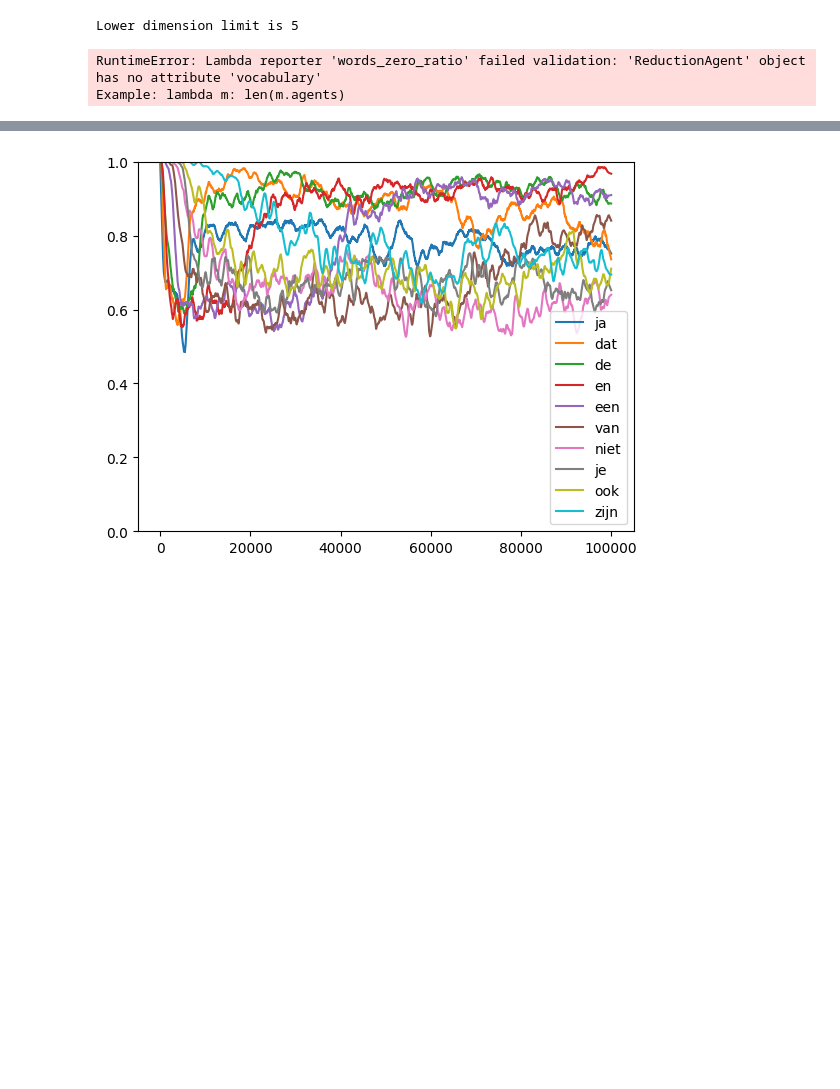
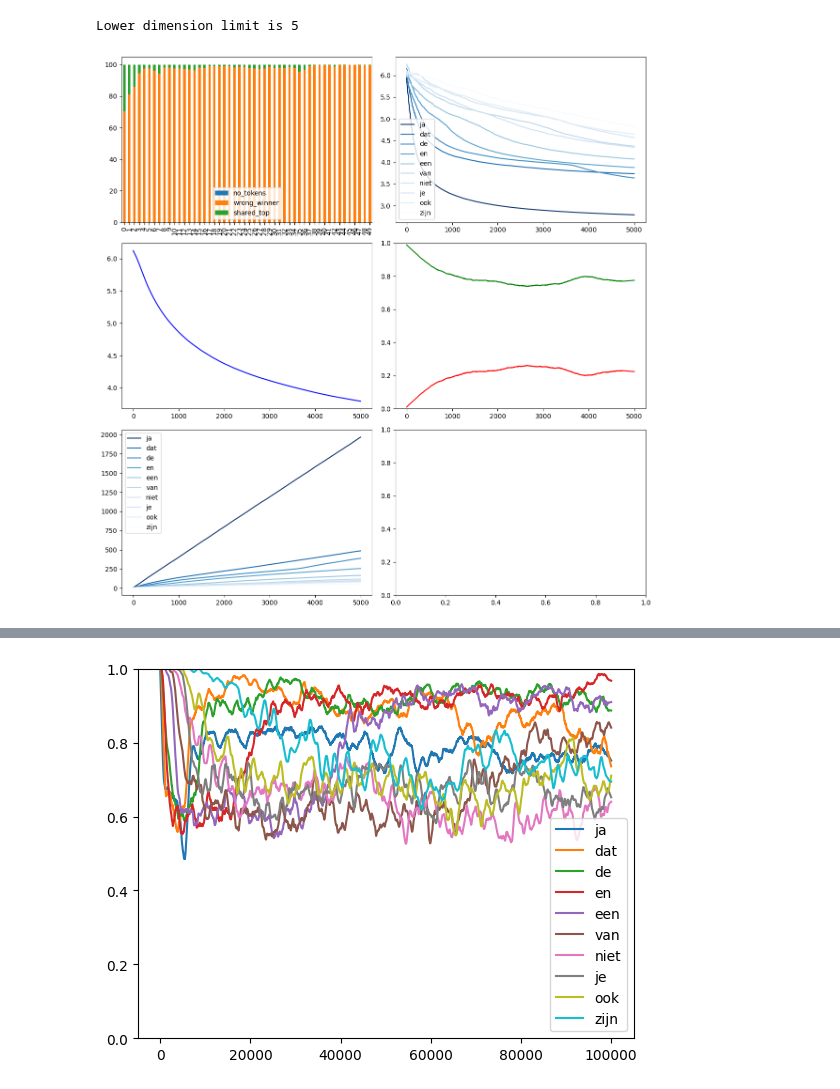
Before and after one commit to AntheSevenants/fwo-frequency-reduction, a Jupyter notebook: interactive.ipynb, the cells around one changed output, grey strips where cells are left out. Cells and saved outputs as stored; diff of their text form; code cells hidden in the pictures; blank space fills up the shorter version.

```diff
--- a/interactive.ipynb
+++ b/interactive.ipynb
@@ -254,14 +26,14 @@ tokens, frequencies, percentiles, ranks = load_info(f"theoretical-percentile-inf
 # Overwrite vectors with my own
 vectors = generate_word_vectors(vocabulary_size=len(tokens), dimensions=NUM_DIMENSIONS)
 # %%
-STEPS_COUNT = 1000
+STEPS_COUNT = 5000
 model = ReductionModel(NUM_AGENTS, vectors, tokens, frequencies, percentiles, ranks,
-                       reduction_prior=1)
+                       initial_token_count=6,
+                       neighbourhood_size=10, neighbourhood_type=NeighbourhoodTypes.NEAREST, reduction_prior=1,
+                       disable_reduction=False)
 # model.agents[0].indices_in_memory
-model.step()
-# for _ in tqdm(range(STEPS_COUNT), total=STEPS_COUNT):
-#     model.step()
+# model.step()
+for _ in tqdm(range(STEPS_COUNT), total=STEPS_COUNT):
+    model.step()
 # %% [output]
 Lower dimension limit is 5
-RuntimeError: Lambda reporter 'words_zero_ratio' failed validation: 'ReductionAgent' object has no attribute 'vocabulary'
-Example: lambda m: len(m.agents)
@@ -280,0 +40,10 @@ model.agents[0].indices_in_memory
+# %%
+visualisation.meta.combine_plots(model,
+            visualisation.l1.make_fail_reason_plot,
+            visualisation.l1.words_l1_plot_first_n,
+            visualisation.l1.make_mean_l1_plot,
+            lambda model, ax: visualisation.dimscrap.make_communication_plot(model, ax=ax, smooth=True),
+            visualisation.l1.words_mean_exemplar_count_first_n,
+            lambda model, ax: ax)
+# %% [output]
+[figure, added]
```
Also changed, not shown: parts of 20 cells of this notebook, 12 other files.
